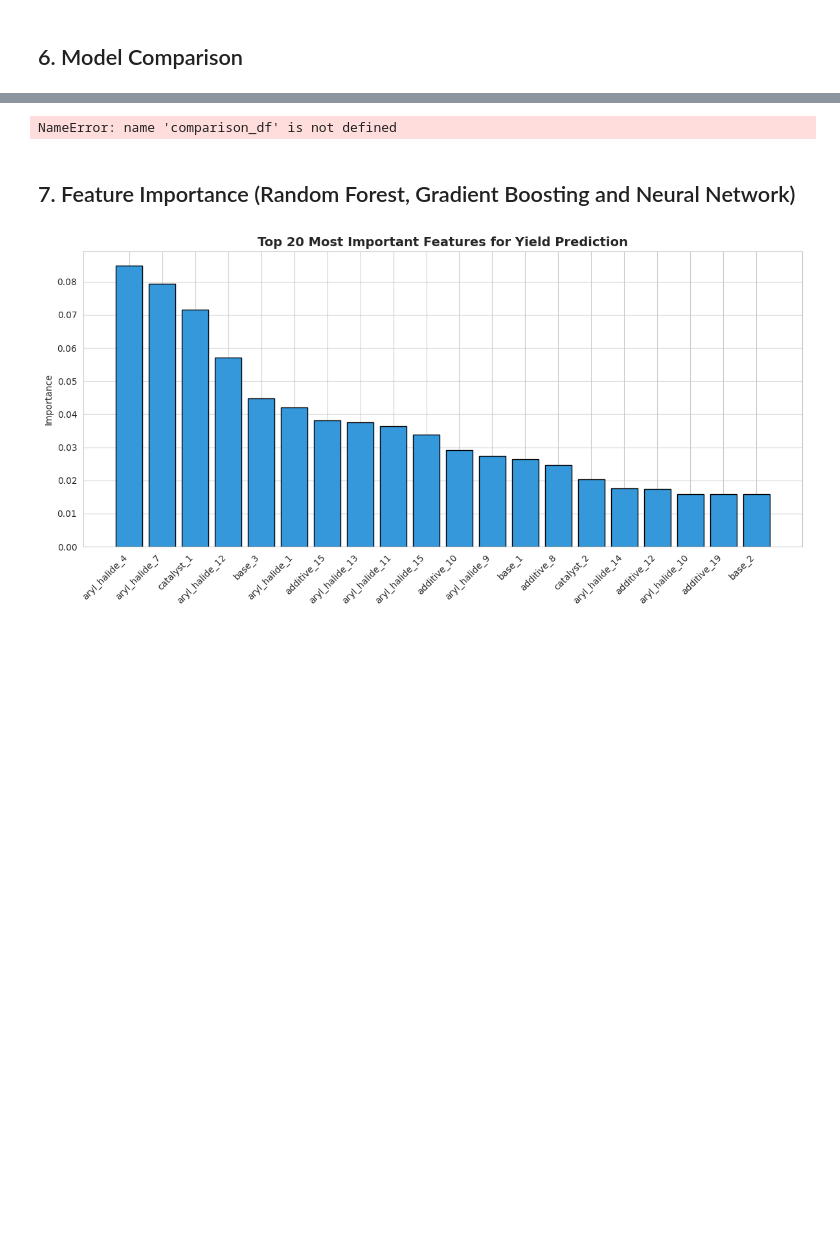
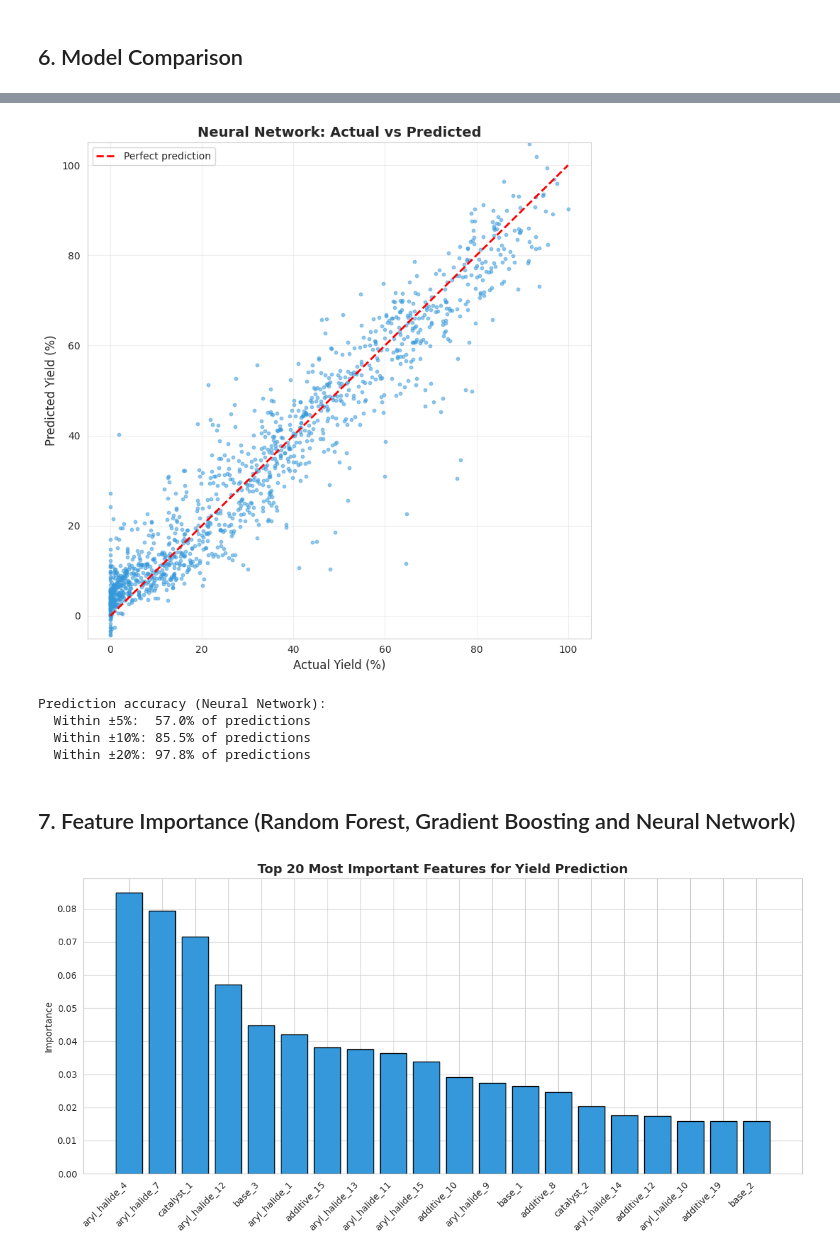
Before and after one commit to HatefRahimi/DigitalAlchemy, a Jupyter notebook: ORD/yield_prediction_ahneman.ipynb, the cells around one changed output, grey strips where cells are left out. Cells and saved outputs as stored; diff of their text form; code cells hidden in the pictures; blank space fills up the shorter version.

```diff
--- a/ORD/yield_prediction_ahneman.ipynb
+++ b/ORD/yield_prediction_ahneman.ipynb
@@ -521,41 +521,37 @@ plt.show()
 # %%
 # Visualize best model predictions
 best_model_name = comparison_df.iloc[0]['Model']
 y_pred_best = all_results[best_model_name]['y_pred']
 
-fig, axes = plt.subplots(1, 2, figsize=(14, 5))
+fig, ax = plt.subplots(figsize=(8, 8))
 
 # Actual vs Predicted
-ax = axes[0]
 ax.scatter(y_test * 100, y_pred_best * 100, alpha=0.5, s=10, c='#3498db')
-ax.plot([0, 100], [0, 100], 'r--', label='Perfect prediction')
+ax.plot([0, 100], [0, 100], 'r--', label='Perfect prediction', linewidth=2)
 ax.set_xlabel('Actual Yield (%)', fontsize=12)
 ax.set_ylabel('Predicted Yield (%)', fontsize=12)
 ax.set_title(f'{best_model_name}: Actual vs Predicted', fontsize=14, fontweight='bold')
 ax.set_xlim(-5, 105)
 ax.set_ylim(-5, 105)
 ax.legend()
-
-# Residual distribution
-ax = axes[1]
-residuals = (y_test - y_pred_best) * 100
-ax.hist(residuals, bins=50, color='#3498db', edgecolor='black', alpha=0.7)
-ax.set_xlabel('Residual (Actual - Predicted) %', fontsize=12)
-ax.set_ylabel('Count', fontsize=12)
-ax.set_title('Residual Distribution', fontsize=14, fontweight='bold')
-ax.axvline(x=0, color='red', linestyle='--')
+ax.grid(True, alpha=0.3)
 
 plt.tight_layout()
+plt.savefig('neural_network_predictions.png', dpi=300, bbox_inches='tight')
 plt.show()
 
 # Prediction accuracy
 errors = np.abs(y_test - y_pred_best) * 100
 print(f"\nPrediction accuracy ({best_model_name}):")
 print(f"  Within ±5%:  {100*np.mean(errors <= 5):.1f}% of predictions")
 print(f"  Within ±10%: {100*np.mean(errors <= 10):.1f}% of predictions")
 print(f"  Within ±20%: {100*np.mean(errors <= 20):.1f}% of predictions")
 # %% [output]
+[figure, added]
-NameError: name 'comparison_df' is not defined
+Prediction accuracy (Neural Network):
+  Within ±5%:  57.0% of predictions
+  Within ±10%: 85.5% of predictions
+  Within ±20%: 97.8% of predictions
 # %% [markdown]
 ## 7. Feature Importance (Random Forest, Gradient Boosting and Neural Network)
 # %%
```
Also changed, not shown: parts of 11 cells of this notebook.
